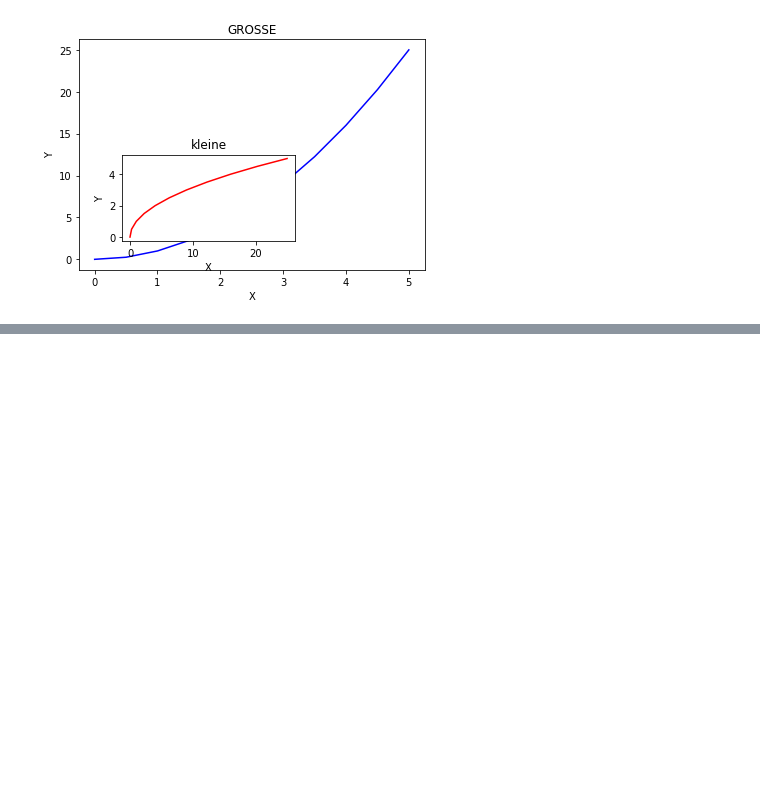
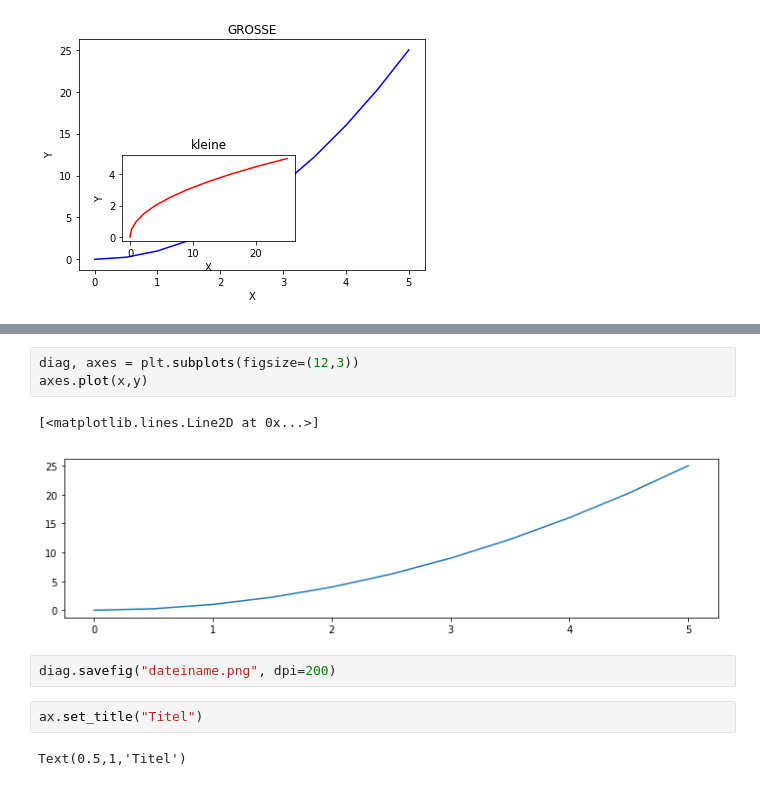
Before and after one commit to MordockDun/Udemy-Python-for-DataScience, a Jupyter notebook: Matplotlib.ipynb, the cells around one changed output, grey strips where cells are left out. Cells and saved outputs as stored; diff of their text form; blank space fills up the shorter version.

```diff
--- a/Matplotlib.ipynb
+++ b/Matplotlib.ipynb
@@ -64,0 +96,12 @@ Text(0.5,1,'kleine')
+# %%
+diag, axes = plt.subplots(figsize=(12,3))
+axes.plot(x,y)
+# %% [output]
+[<matplotlib.lines.Line2D at 0x...>]
+[figure, added]
+# %%
+diag.savefig("dateiname.png", dpi=200)
+# %%
+ax.set_title("Titel")
+# %% [output]
+Text(0.5,1,'Titel')
```
Also changed, not shown: parts of 4 cells of this notebook, 1 other file.
